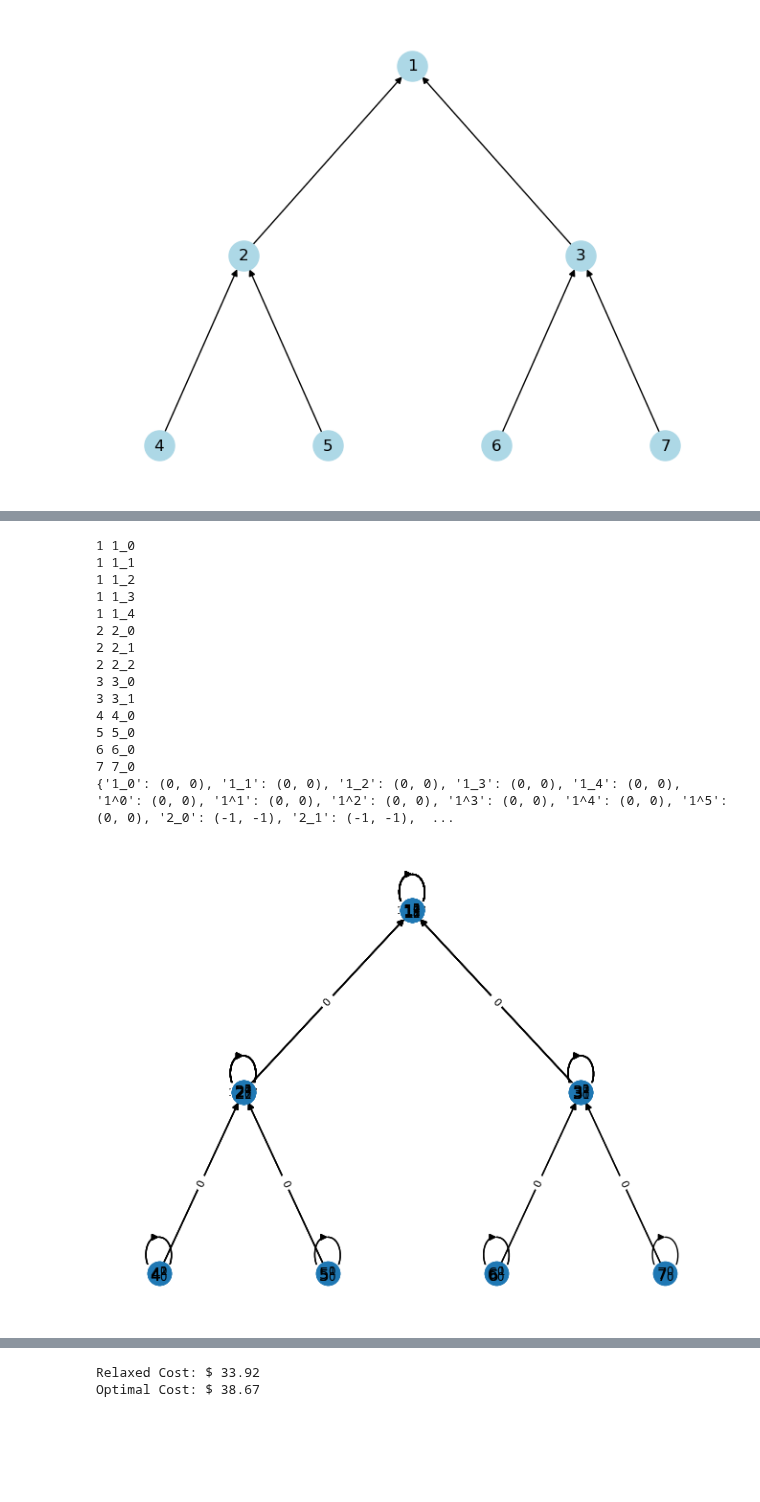
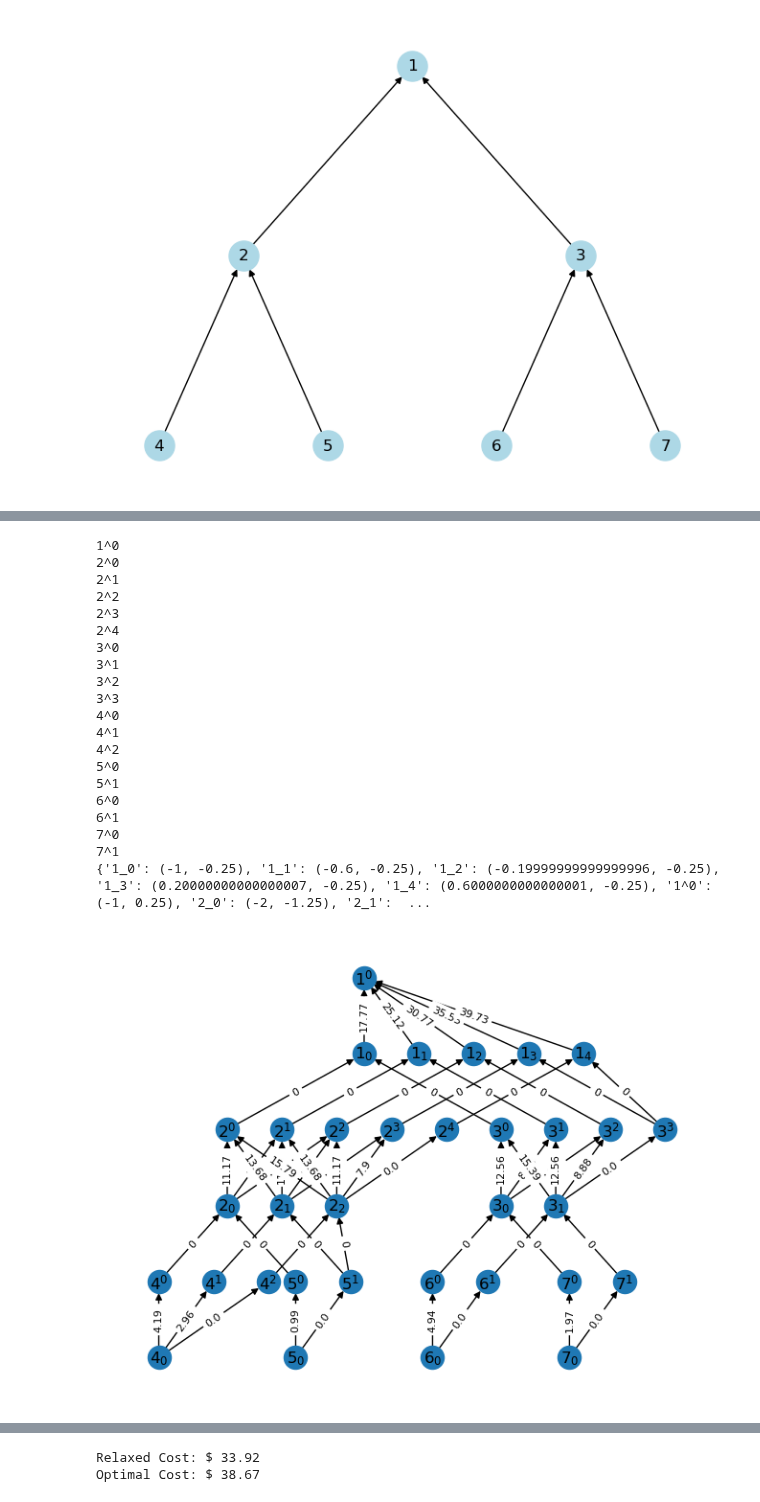
Before and after one commit to hmedal/sae-dsc-hmedal, a Jupyter notebook: examples/multi-commodity2.ipynb, the cells around one changed output, grey strips where cells are left out. Saved outputs shown, nothing was run; the diff lists cells and outputs as text; code cells hidden in the pictures; blank space fills up the shorter version.

```diff
--- a/examples/multi-commodity2.ipynb
+++ b/examples/multi-commodity2.ipynb
@@ -215,8 +237,9 @@ def getCumCost(G : nx.DiGraph, n : int):
     else:
         return stageCostDict[n] + sum([getCumCost(G, i) for i in G.predecessors(n)])
 
-maxReplenishmentTime = {n : getMaxReplenishmentTime(bomGraph, n) for n in allNodes}
-cumCost = {n : getCumCost(bomGraph, n) for n in allNodes}
+print(bomGraph.nodes(data=True))
+maxReplenishmentTime = {n : getMaxReplenishmentTime(bomGraph, n) for n in bomGraph.nodes()}
+cumCost = {n : getCumCost(bomGraph, n) for n in bomGraph.nodes()}
 
 df = pd.DataFrame({
     'Node': maxReplenishmentTime.keys(),
@@ -242,16 +266,16 @@ def get_sIn_range_for_g_fn(node : int):
     maxVal = maxReplenishmentTime[node] - processTimesDict[node]
     return range(maxVal + 1)
 
-def get_sOut_range_for_g_fn_forIn(node : int, sIn : int):
+def get_sOut_range_for_g_fn_forIn(G : nx.DiGraph, node : int, sIn : int):
     maxVal = sIn + processTimesDict[node]
-    if node in nonComponentNodes:
+    if G.nodes[node]['tier'] < numTiers:
         maxVal = min(maxVal, maxServiceTimeOut[node])
     return range(maxVal+1)
 
-def get_sOut_range_for_g_fn_all(node : int):
+def get_sOut_range_for_g_fn_all(G : nx.DiGraph,node : int):
     vals = set()
     for sIn in get_sIn_range_for_g_fn(node):
-        vals = vals.union(set(get_sOut_range_for_g_fn_forIn(node, sIn)))
+        vals = vals.union(set(get_sOut_range_for_g_fn_forIn(G, node, sIn)))
         #print(sIn, vals)
     return vals
 
@@ -276,32 +300,37 @@ def getNodeString(node : int, s : int, isOut : bool):
 def getNodeStringOption(node : int, option : int):
     return "{}^{}".format(node, option)
 # %%
-def convertToExtendedGraph(bomGraph : nx.DiGraph, pos : dict):
+def convertToExtendedGraph(bomGraph : nx.DiGraph, pos : dict, yOffSet = 0.25):
     G = nx.DiGraph()
     newPos = {}
+    xIncr = 0.4
     for i in bomGraph.nodes():
+        xOffSet = -1
         for sIn in get_sIn_range_for_g_fn(i):
             inNodeStr = getNodeString(i, sIn, False)
-            print(i, inNodeStr)
+            #print(i, inNodeStr)
             G.add_node(inNodeStr, process_time=0,
                max_service_time_out=0,
                stage_cost=0)
-            newPos[inNodeStr] = pos[i]
-        for sOut in get_sOut_range_for_g_fn_all(i):
+            newPos[inNodeStr] = (pos[i][0] + xOffSet, pos[i][1] - yOffSet)
+            xOffSet += xIncr
+        xOffSet = -1
+        for sOut in get_sOut_range_for_g_fn_all(bomGraph, i):
             outNodeStr = getNodeString(i, sOut, True)
             G.add_node(outNodeStr, process_time=0,
                max_service_time_out=0,
                stage_cost=0)
-            newPos[outNodeStr] = pos[i]
+            newPos[outNodeStr] = (pos[i][0] + xOffSet, pos[i][1] + yOffSet)
+            xOffSet += xIncr
         for sIn in get_sIn_range_for_g_fn(i):
-            for sOut in get_sOut_range_for_g_fn_forIn(i, sIn):
+            for sOut in get_sOut_range_for_g_fn_forIn(bomGraph, i, sIn):
                 nodeTupleIn = getNodeString(i, sIn, False)
                 nodeTupleOut = getNodeString(i, sOut, True)
                 G.add_edge(nodeTupleIn, nodeTupleOut,
                             cost = getHoldingCost(i, sIn, sOut))
     for (i,j) in bomGraph.edges():
-        maxSOut_at_pred = max(get_sOut_range_for_g_fn_all(i))
-        for sOut in get_sOut_range_for_g_fn_all(i):
+        maxSOut_at_pred = max(get_sOut_range_for_g_fn_all(bomGraph, i))
+        for sOut in get_sOut_range_for_g_fn_all(bomGraph, i):
             for sIn in get_possible_sin_for_sout_at_pred(j, sOut, maxSOut_at_pred):
                 nodeTupleOut = getNodeString(i, sOut, True)
                 nodeTupleIn = getNodeString(j, sIn, False)
@@ -309,31 +338,35 @@ def convertToExtendedGraph(bomGraph : nx.DiGraph, pos : dict):
                                 cost = 0)
     return G, newPos
 # %%
-extGraph, pos = convertToExtendedGraph(bomGraph, bomGraphPos)
-print(pos)
+extGraph, newPos = convertToExtendedGraph(bomGraph, bomGraphPos)
 node_labels = {node: r'$' +node + '$' for node in extGraph.nodes()}
-nx.draw(extGraph, pos, labels = node_labels, with_labels=True)
+nx.draw(extGraph, newPos, labels = node_labels, with_labels=True)
 edge_labels = {(u, v): round(data['cost'],2)
               for u, v, data in extGraph.edges(data=True)}
-nx.draw_networkx_edge_labels(extGraph, pos, edge_labels=edge_labels, font_size=8)
+nx.draw_networkx_edge_labels(extGraph, newPos, edge_labels=edge_labels, font_size=8)
 plt.show()
 # %% [output]
-1 1_0
-1 1_1
-1 1_2
-1 1_3
-1 1_4
-2 2_0
-2 2_1
-2 2_2
-3 3_0
-3 3_1
-4 4_0
-5 5_0
-6 6_0
-7 7_0
-{'1_0': (0, 0), '1_1': (0, 0), '1_2': (0, 0), '1_3': (0, 0), '1_4': (0, 0), '1^0': (0, 0), '1^1': (0, 0), '1^2': (0, 0), '1^3': (0, 0), '1^4': (0, 0), '1^5': (0, 0), '2_0': (-1, -1), '2_1': (-1, -1),  ...
+1^0
+2^0
+2^1
+2^2
+2^3
+2^4
+3^0
+3^1
+3^2
+3^3
+4^0
+4^1
+4^2
+5^0
+5^1
+6^0
+6^1
+7^0
+7^1
+{'1_0': (-1, -0.25), '1_1': (-0.6, -0.25), '1_2': (-0.19999999999999996, -0.25), '1_3': (0.20000000000000007, -0.25), '1_4': (0.6000000000000001, -0.25), '1^0': (-1, 0.25), '2_0': (-2, -1.25), '2_1':  ...
-[figure, old version]
+[figure, new version]
 # %%
 # def build_dp_graph(G : nx.DiGraph, root):
 #     if G.nodes[root]['type'] == 'out':
```
Also changed, not shown: parts of 10 cells of this notebook, 7 other files.
